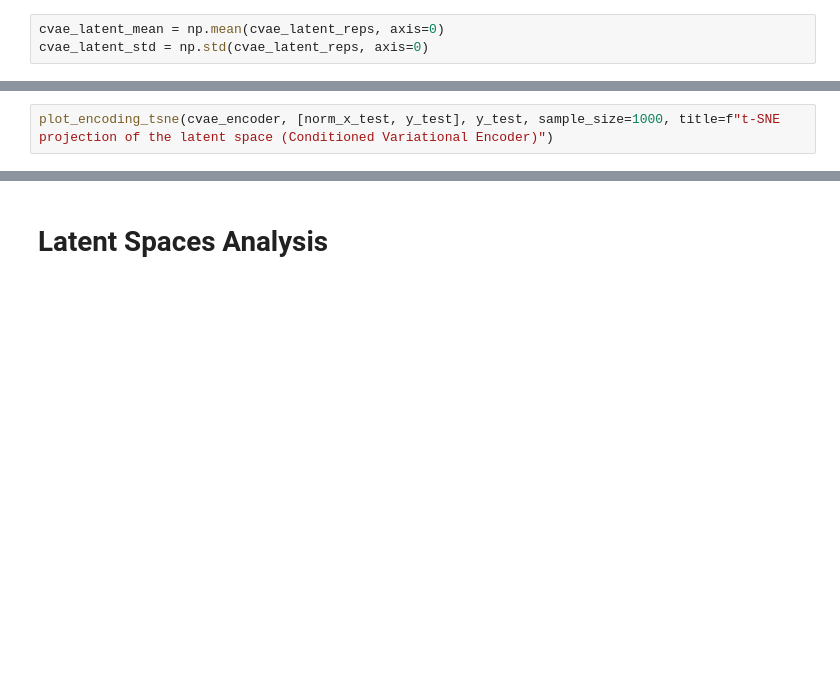
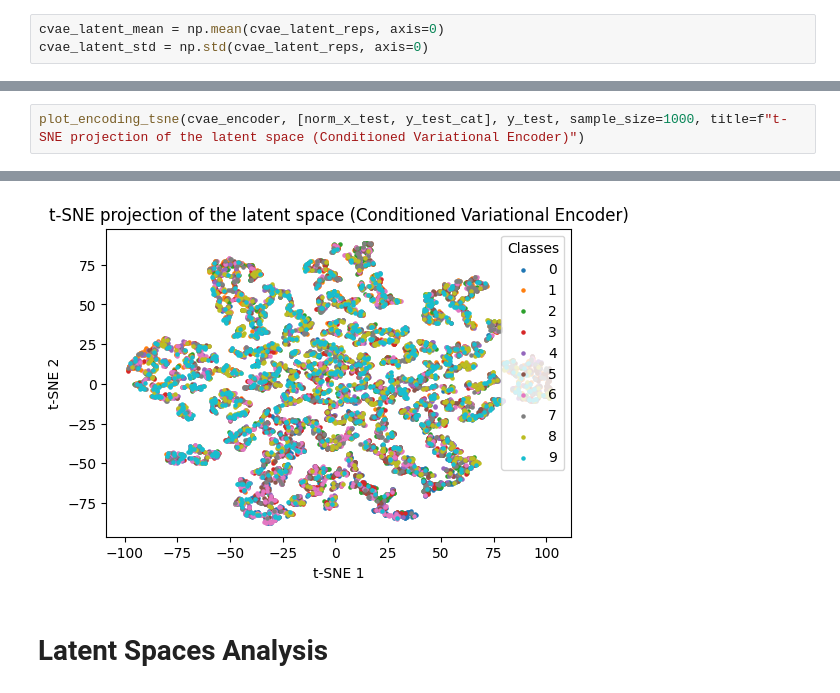
Before and after one commit to GitMAGI/llms-evaluation, a Jupyter notebook: notebooks/autoencoder_images.ipynb, the cells around one changed output, grey strips where cells are left out. Saved outputs shown, nothing was run; the diff lists cells and outputs as text; blank space fills up the shorter version.

```diff
--- a/notebooks/autoencoder_images.ipynb
+++ b/notebooks/autoencoder_images.ipynb
@@ -814,2 +623,3 @@ plot_img(cvae_decoded_img[0], figsize=(1,1))
 # %%
-plot_encoding_tsne(cvae_encoder, [norm_x_test, y_test], y_test, sample_size=1000, title=f"t-SNE projection of the latent space (Conditioned Variational Encoder)")
+plot_encoding_tsne(cvae_encoder, [norm_x_test, y_test_cat], y_test, sample_size=1000, title=f"t-SNE projection of the latent space (Conditioned Variational Encoder)")
+# %% [output]
@@ -816,3 +627,4 @@ plot_encoding_tsne(cvae_encoder, [norm_x_test, y_test], y_test, sample_size=1000
+[figure, added]
 # %% [markdown]
 # Latent Spaces Analysis
 # %%
```
Also changed, not shown: parts of 31 cells of this notebook, 1 other file.
